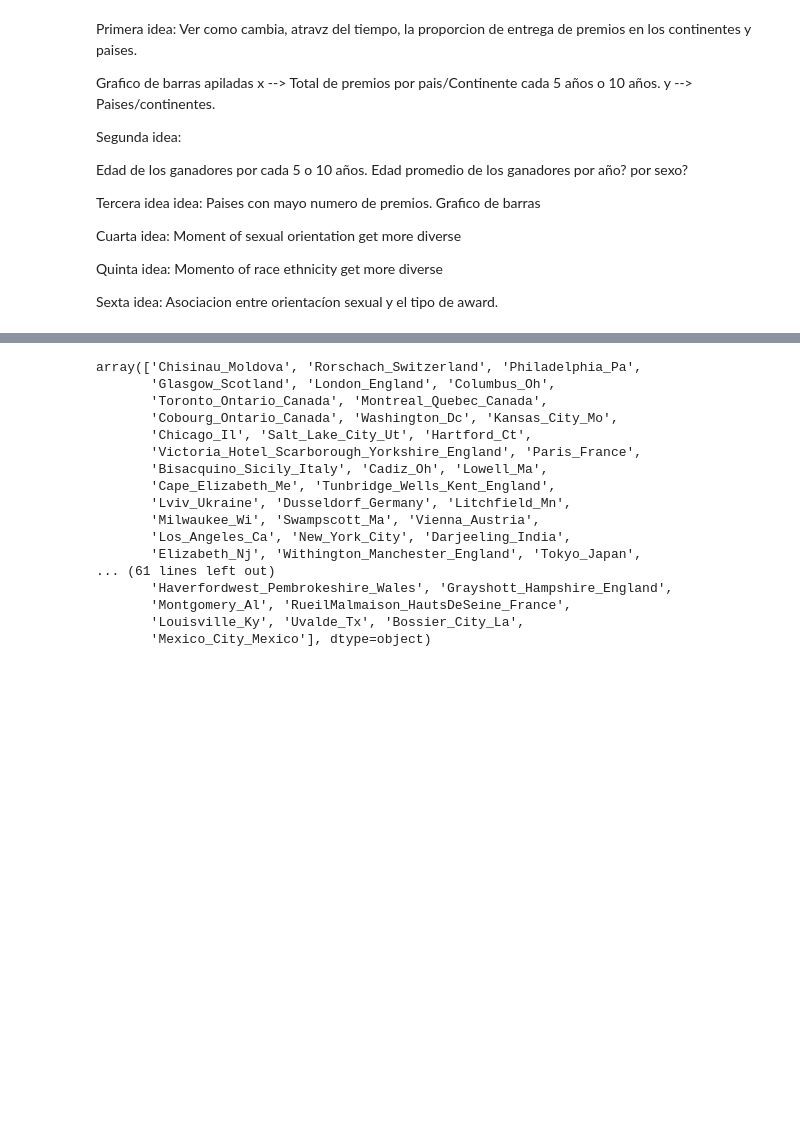
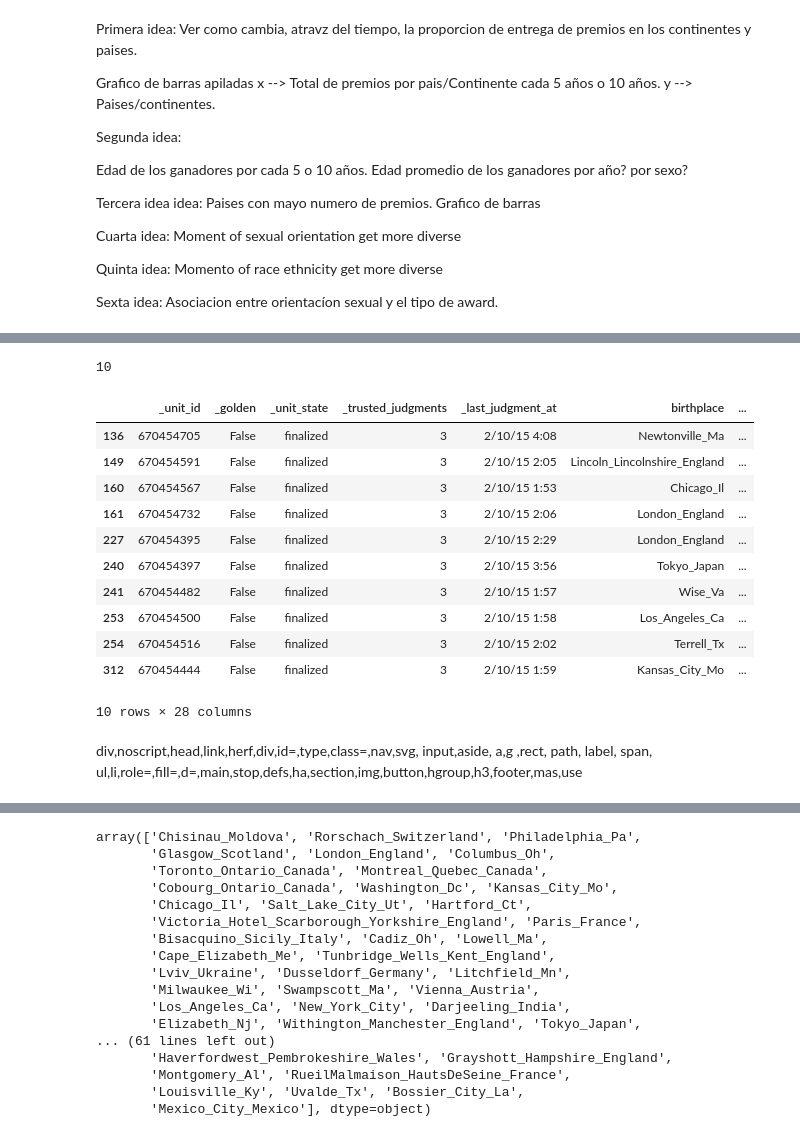
Before and after one commit to E-Freu-DataSc/Proyectos-Pregrado, a Jupyter notebook: Jupyter Notebooks/Visualizar_mapa.ipynb, the cells around one changed output, grey strips where cells are left out. Cells and saved outputs as stored; diff of their text form; code cells hidden in the pictures; blank space fills up the shorter version.

```diff
--- a/Jupyter Notebooks/Visualizar_mapa.ipynb
+++ b/Jupyter Notebooks/Visualizar_mapa.ipynb
@@ -426,0 +528,7 @@ Captain America: The First Avenger2011Chris Evans, Hugo Weaving
+# %%
+# Primero, ordena los DataFrames por la columna 'movie'
+sorted_oscar = Oscar_con_coordenadas.sort_values("movie")
+sorted_gender = Movie_Gender.sort_values("movie")
+
+# Realiza el merge para agregar los géneros a sorted_oscar solo cuando los nombres coincidan
+merged_df = sorted_oscar.merge(sorted_gender[["movie", "genres"]], on="movie", how="left")
@@ -426,0 +537,25 @@ Captain America: The First Avenger2011Chris Evans, Hugo Weaving
+# %%
+merged_df.drop_duplicates(inplace=True)
+# %%
+merged_df.reset_index(inplace=True, drop=True)
+# %%
+merged_df["genres"].isnull().sum()
+# %% [output]
+10
+# %%
+filtered_df = merged_df.query('genres.isna()')
+# %%
+filtered_df
+# %% [output]
+|  | _unit_id | _golden | _unit_state | _trusted_judgments | _last_judgment_at | birthplace | ... |
+| 136 | 670454705 | False | finalized | 3 | 2/10/15 4:08 | Newtonville_Ma | ... |
+| 149 | 670454591 | False | finalized | 3 | 2/10/15 2:05 | Lincoln_Lincolnshire_England | ... |
+| 160 | 670454567 | False | finalized | 3 | 2/10/15 1:53 | Chicago_Il | ... |
+| 161 | 670454732 | False | finalized | 3 | 2/10/15 2:06 | London_England | ... |
+| 227 | 670454395 | False | finalized | 3 | 2/10/15 2:29 | London_England | ... |
+| 240 | 670454397 | False | finalized | 3 | 2/10/15 3:56 | Tokyo_Japan | ... |
+| 241 | 670454482 | False | finalized | 3 | 2/10/15 1:57 | Wise_Va | ... |
+| 253 | 670454500 | False | finalized | 3 | 2/10/15 1:58 | Los_Angeles_Ca | ... |
+| 254 | 670454516 | False | finalized | 3 | 2/10/15 2:02 | Terrell_Tx | ... |
+| 312 | 670454444 | False | finalized | 3 | 2/10/15 1:59 | Kansas_City_Mo | ... |
+10 rows × 28 columns
@@ -426,0 +576,2 @@ Captain America: The First Avenger2011Chris Evans, Hugo Weaving
+# %% [markdown]
+div,noscript,head,link,herf,div,id=,type,class=,nav,svg, input,aside, a,g ,rect, path, label, span, ul,li,role=,fill=,d=,main,stop,defs,ha,section,img,button,hgroup,h3,footer,mas,use
```
Also changed, not shown: parts of 16 cells of this notebook, 2 other files.
